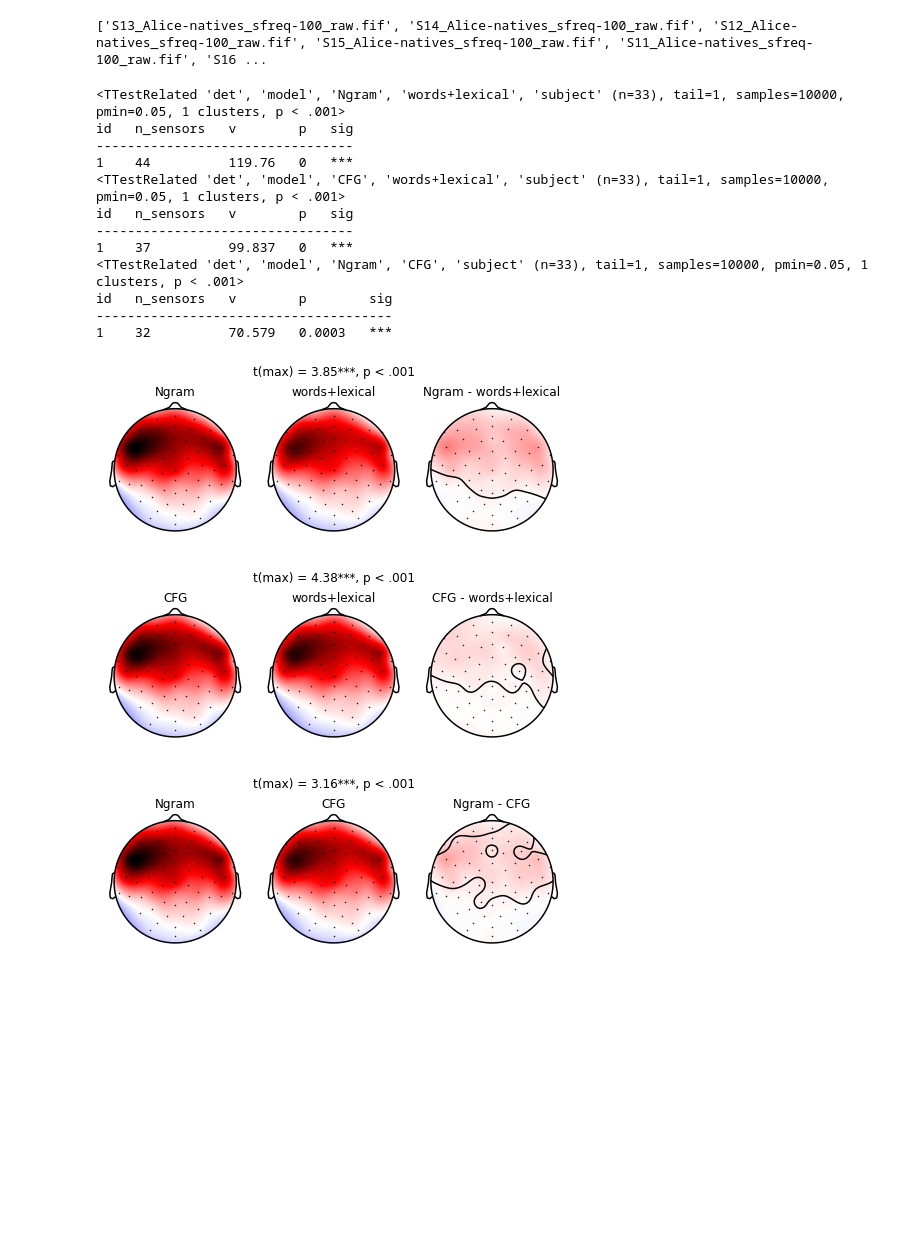
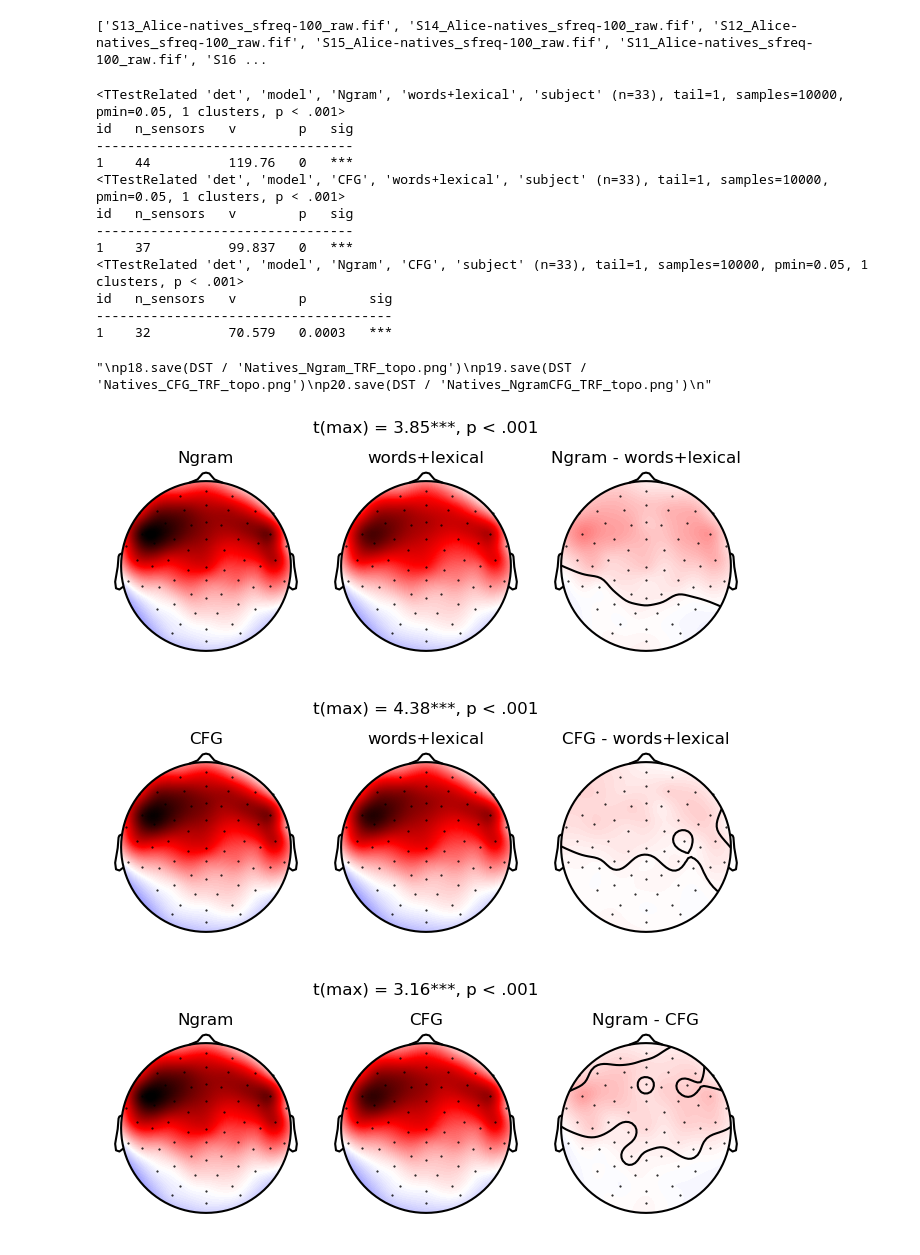
Before and after one commit to DHCLAIRE/ICN_related, a Jupyter notebook: Thesis/Alice_Natives_analysis.ipynb, the cells around one changed output. Cells and saved outputs as stored; diff of their text form; code cells hidden in the pictures; blank space fills up the shorter version.

```diff
--- a/Thesis/Alice_Natives_analysis.ipynb
+++ b/Thesis/Alice_Natives_analysis.ipynb
@@ -562,33 +562,36 @@ Ngram_ttrelated_clus = Ngram_model_test.find_clusters(0.05)
 CFG_ttrelated_clus = CFG_model_test.find_clusters(0.05)
 NgramCFG_ttrelated_clus = NgramCFG_model_test.find_clusters(0.05)
 
 print(Ngram_model_test)
 print(Ngram_ttrelated_clus)
 print(CFG_model_test)
 print(CFG_ttrelated_clus)
 print(NgramCFG_model_test)
 print(NgramCFG_ttrelated_clus)
 
 p18 = eelbrain.plot.Topomap(Ngram_model_test, ncol=3, title=Ngram_model_test, axh=2, clip='circle')
 p19 = eelbrain.plot.Topomap(CFG_model_test, ncol=3, title=CFG_model_test, axh=2, clip='circle')
 p20 = eelbrain.plot.Topomap(NgramCFG_model_test, ncol=3, title=NgramCFG_model_test, axh=2, clip='circle')
 
+"""
 p18.save(DST / 'Natives_Ngram_TRF_topo.png')
 p19.save(DST / 'Natives_CFG_TRF_topo.png')
 p20.save(DST / 'Natives_NgramCFG_TRF_topo.png')
+"""
 # %% [output]
 <TTestRelated 'det', 'model', 'Ngram', 'words+lexical', 'subject' (n=33), tail=1, samples=10000, pmin=0.05, 1 clusters, p < .001>
 id   n_sensors   v        p   sig
 ---------------------------------
 1    44          119.76   0   ***
 <TTestRelated 'det', 'model', 'CFG', 'words+lexical', 'subject' (n=33), tail=1, samples=10000, pmin=0.05, 1 clusters, p < .001>
 id   n_sensors   v        p   sig
 ---------------------------------
 1    37          99.837   0   ***
 <TTestRelated 'det', 'model', 'Ngram', 'CFG', 'subject' (n=33), tail=1, samples=10000, pmin=0.05, 1 clusters, p < .001>
 id   n_sensors   v        p        sig
 --------------------------------------
 1    32          70.579   0.0003   ***
+"\np18.save(DST / 'Natives_Ngram_TRF_topo.png')\np19.save(DST / 'Natives_CFG_TRF_topo.png')\np20.save(DST / 'Natives_NgramCFG_TRF_topo.png')\n"
-[figure, old version]
+[figure, new version]
-[figure, old version]
+[figure, new version]
-[figure, old version]
+[figure, new version]
```
Also changed, not shown: parts of 6 cells of this notebook.
